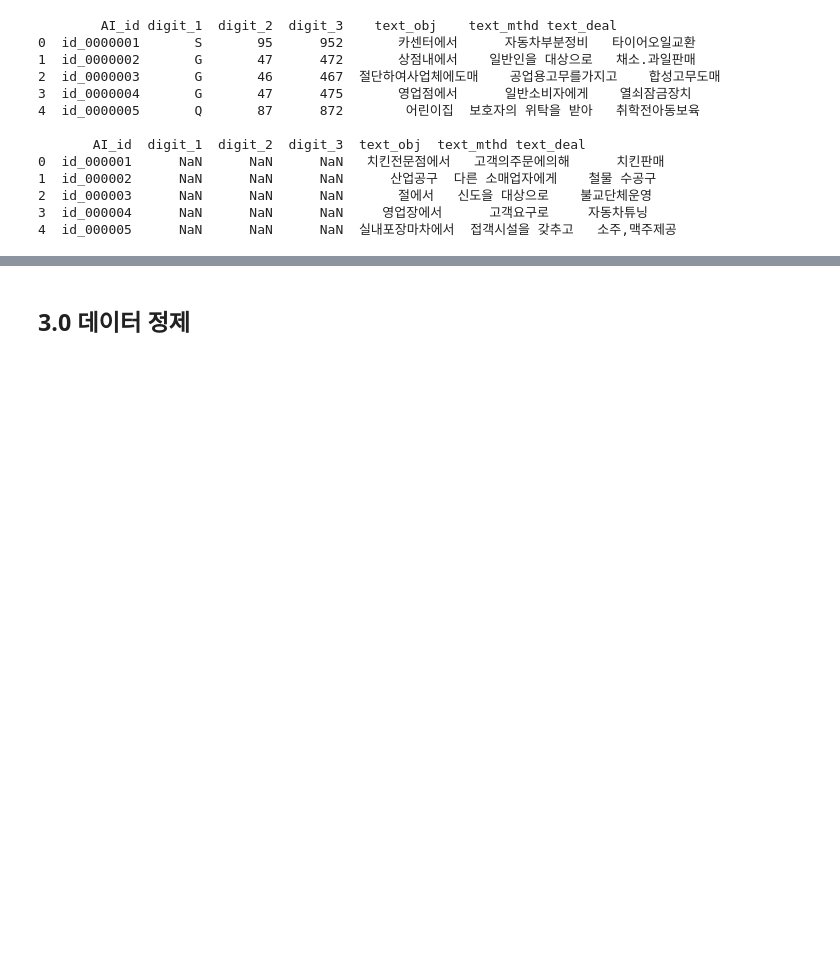
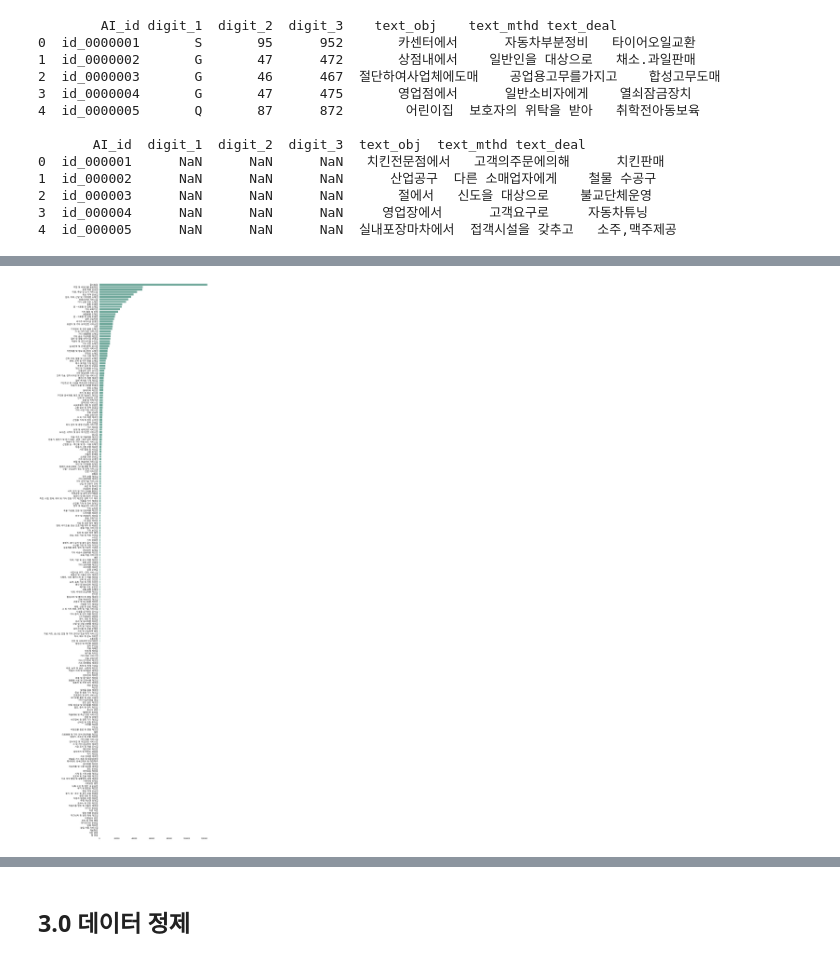
Before and after one commit to huitaek/contest-kostat-ai, a Jupyter notebook: preprocessing.ipynb, the cells around one changed output, grey strips where cells are left out. Saved outputs shown, nothing was run; the diff lists cells and outputs as text; code cells hidden in the pictures; blank space fills up the shorter version.

```diff
--- a/preprocessing.ipynb
+++ b/preprocessing.ipynb
@@ -90,0 +245,32 @@ memory usage: 5.3+ MB
+# %%
+# 소분류 분포 그래프
+
+digit_3_count = train.groupby(['digit_3'], as_index=False)['AI_id'].count()
+digit_3_count['digit_3'] = digit_3_count['digit_3'].replace(digit_3_dict)
+
+# Set the figure size
+plt.figure(figsize=(10, 50))
+
+# plot a bar chart
+sns.barplot(
+    x = 'AI_id', y = 'digit_3',
+    data = digit_3_count,
+    estimator=sum,
+    ci=None,
+    order = list(digit_3_count.sort_values('AI_id', ascending=False)['digit_3']),
+    color='#69b3a2');
+
+# Hide spines and ticks
+ax = plt.gca()
+ax.spines['right'].set_visible(False)
+ax.spines['top'].set_visible(False)
+ax.spines['left'].set_visible(False)
+ax.spines['bottom'].set_visible(False)
+plt.tick_params(bottom=False)
+plt.tick_params(left=False)
+plt.xlabel("")
+plt.ylabel("")
+
+plt.show()
+# %% [output]
+[figure, added]
```
Also changed, not shown: parts of 14 cells of this notebook, 2 other files.
